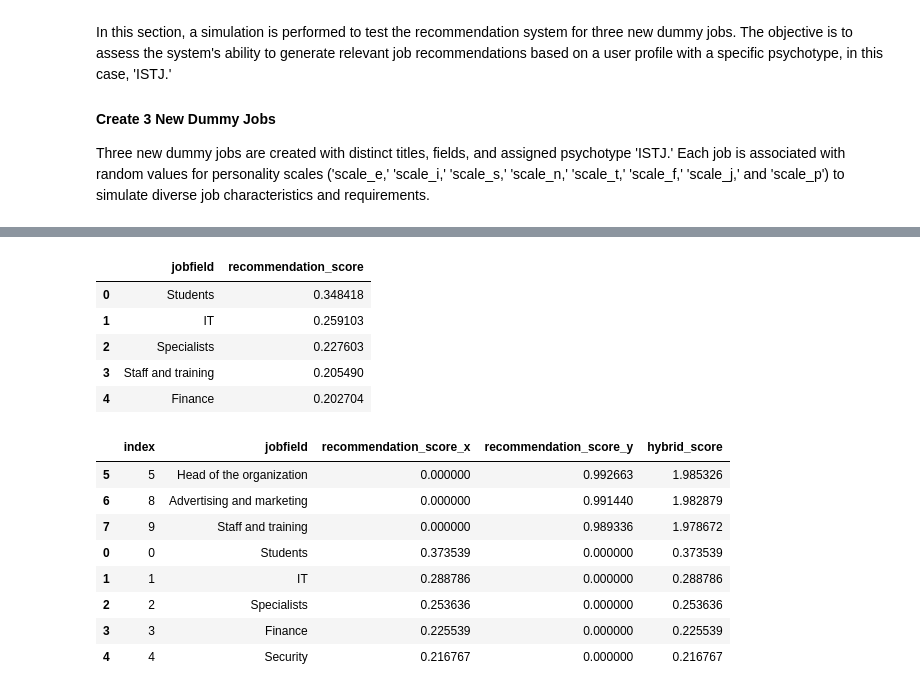
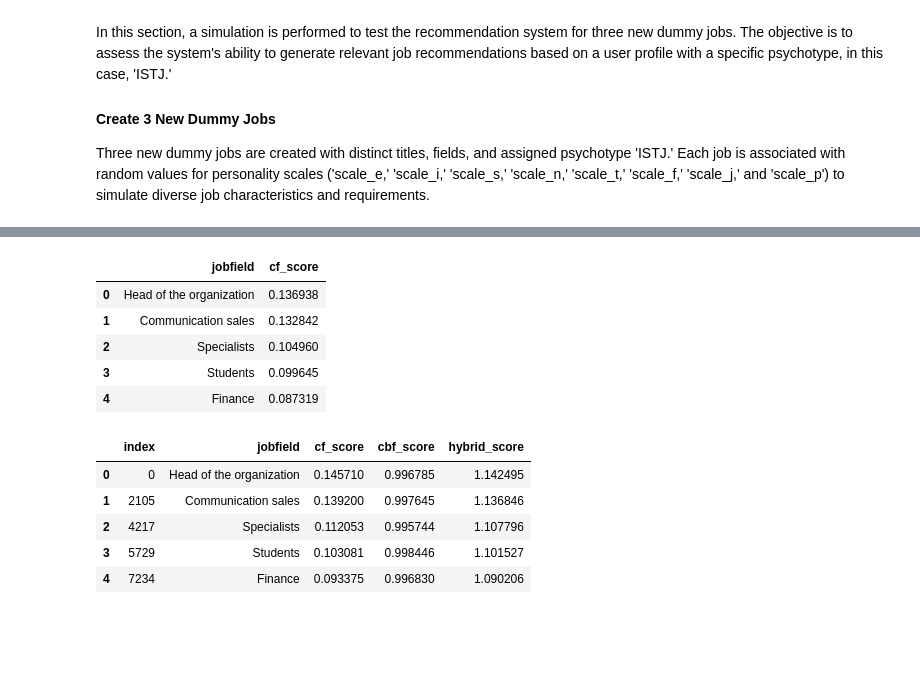
Before and after one commit to fairuzald/Hybrid-MBTI-Job-Based-Recommender-System, a Jupyter notebook: recommender_systems.ipynb, the cells around one changed output, grey strips where cells are left out. Saved outputs shown, nothing was run; the diff lists cells and outputs as text; code cells hidden in the pictures; blank space fills up the shorter version.

```diff
--- a/recommender_systems.ipynb
+++ b/recommender_systems.ipynb
@@ -203,3 +197,13 @@ In this section, a simulation is performed to test the recommendation system for
 #### Create 3 New Dummy Jobs
 
 Three new dummy jobs are created with distinct titles, fields, and assigned psychotype 'ISTJ.' Each job is associated with random values for personality scales ('scale_e,' 'scale_i,' 'scale_s,' 'scale_n,' 'scale_t,' 'scale_f,' 'scale_j,' and 'scale_p') to simulate diverse job characteristics and requirements.
+# %%
+# Initialize the CBFRecommender
+job_profile = CBFRecommender(df)
+
+# Process the dataframe and get unique user profile
+df, unique_job_profile = job_profile.process()
+
+# Calculate similarity scores and get top 5 recommendations
+recommendations = job_profile.calculate_similarity_scores(unique_job_profile, 'INTJ')
+recommendations.head(5)
@@ -237,11 +275,11 @@ new_jobs
 # %%
-from sklearn.preprocessing import MinMaxScaler
-
 class CFRecommender:
     def __init__(self, df):
         self.df = df
         self.job_counts = df.groupby(['psychotype', 'jobfield']).size().reset_index(name='counts')
-        self.matrix = self.job_counts.pivot(index='psychotype', columns='jobfield', values='counts').fillna(0)
+        scaler = MinMaxScaler()
+        self.job_counts['normalized_counts'] = scaler.fit_transform(self.job_counts['counts'].values.reshape(-1,1)).flatten()
+        self.matrix = self.job_counts.pivot(index='psychotype', columns='jobfield', values='normalized_counts').fillna(0)
         self.model_knn = NearestNeighbors(metric='cosine', algorithm='brute')
         self.model_knn.fit(self.matrix)
 
@@ -250,28 +288,15 @@ class CFRecommender:
         weighted_job_counts = self.matrix.copy()
         for i in range(len(distances.flatten())):
             weighted_job_counts.iloc[i] *= distances.flatten()[i]
-
-        # Normalize the weighted job counts
-        scaler = MinMaxScaler()
-        weighted_job_counts = pd.DataFrame(scaler.fit_transform(weighted_job_counts), columns=weighted_job_counts.columns, index=weighted_job_counts.index)
-
         recommendation_values = weighted_job_counts.sum() / distances.sum()
-        recommendations = recommendation_values.sort_values(ascending=False).head(5)
+        recommendations = recommendation_values.sort_values(ascending=False)
         recommendations_df = pd.DataFrame(recommendations).reset_index()
-        recommendations_df.columns = ['jobfield', 'recommendation_score']
+        recommendations_df.columns = ['jobfield', 'cf_score']
         return recommendations_df
-
-
-# Initialize the recommender
-recommender = CFRecommender(df)
-
-# Get recommendations for a specific psychotype
-recommendations = recommender.recommend('INTJ')
-recommendations
 # %% [output]
-|  | jobfield | recommendation_score |
-| 0 | Students | 0.348418 |
-| 1 | IT | 0.259103 |
-| 2 | Specialists | 0.227603 |
-| 3 | Staff and training | 0.205490 |
-| 4 | Finance | 0.202704 |
+|  | jobfield | cf_score |
+| 0 | Head of the organization | 0.136938 |
+| 1 | Communication sales | 0.132842 |
+| 2 | Specialists | 0.104960 |
+| 3 | Students | 0.099645 |
+| 4 | Finance | 0.087319 |
@@ -278,41 +312,38 @@ recommendations
 # %%
 class HybridRecommender:
-    def __init__(self, df, cf_weight=2, cbf_weight=1):
+    def __init__(self, df, cf_weight=1, cbf_weight=1):
         self.df = df
         self.cf_recommender = CFRecommender(df)
         self.cbf_recommender = CBFRecommender(df)
         self.cf_weight = cf_weight
         self.cbf_weight = cbf_weight
 
     def recommend(self, input_psychotype, n_neighbors=16):
         # Get recommendations from both models
         cf_recommendations = self.cf_recommender.recommend(input_psychotype, n_neighbors)
         cbf_recommendations = self.cbf_recommender.recommend(input_psychotype)
 
         # Now you can merge the DataFrames
         combined_recommendations = pd.merge(cf_recommendations, cbf_recommendations, on='jobfield', how='outer').fillna(0)
         # Calculate the hybrid score based on the weights
-        combined_recommendations['hybrid_score'] = (combined_recommendations['recommendation_score_y'] * self.cf_weight) + (combined_recommendations['recommendation_score_x'] * self.cbf_weight)
+        combined_recommendations['hybrid_score'] = (combined_recommendations['cf_score'] * self.cf_weight) + (combined_recommendations['cbf_score'] * self.cbf_weight)
 
         # Sort by the hybrid score
 
         combined_recommendations = combined_recommendations.drop_duplicates(subset='jobfield', keep="first").reset_index().sort_values(by='hybrid_score', ascending=False)
 
         return combined_recommendations
 
 # Initialize the recommender
 hybrid_recommender = HybridRecommender(df)
 
 # Get recommendations for a specific psychotype
-recommendations = hybrid_recommender.recommend('ESFJ')
-(recommendations)
+recommendations = hybrid_recommender.recommend('ESTJ')
+(recommendations).head(5)
 # %% [output]
-|  | index | jobfield | recommendation_score_x | recommendation_score_y | hybrid_score |
-| 5 | 5 | Head of the organization | 0.000000 | 0.992663 | 1.985326 |
-| 6 | 8 | Advertising and marketing | 0.000000 | 0.991440 | 1.982879 |
-| 7 | 9 | Staff and training | 0.000000 | 0.989336 | 1.978672 |
-| 0 | 0 | Students | 0.373539 | 0.000000 | 0.373539 |
-| 1 | 1 | IT | 0.288786 | 0.000000 | 0.288786 |
-| 2 | 2 | Specialists | 0.253636 | 0.000000 | 0.253636 |
-| 3 | 3 | Finance | 0.225539 | 0.000000 | 0.225539 |
-| 4 | 4 | Security | 0.216767 | 0.000000 | 0.216767 |
+|  | index | jobfield | cf_score | cbf_score | hybrid_score |
+| 0 | 0 | Head of the organization | 0.145710 | 0.996785 | 1.142495 |
+| 1 | 2105 | Communication sales | 0.139200 | 0.997645 | 1.136846 |
+| 2 | 4217 | Specialists | 0.112053 | 0.995744 | 1.107796 |
+| 3 | 5729 | Students | 0.103081 | 0.998446 | 1.101527 |
+| 4 | 7234 | Finance | 0.093375 | 0.996830 | 1.090206 |
```
Also changed, not shown: parts of 11 cells of this notebook, 4 other files.
